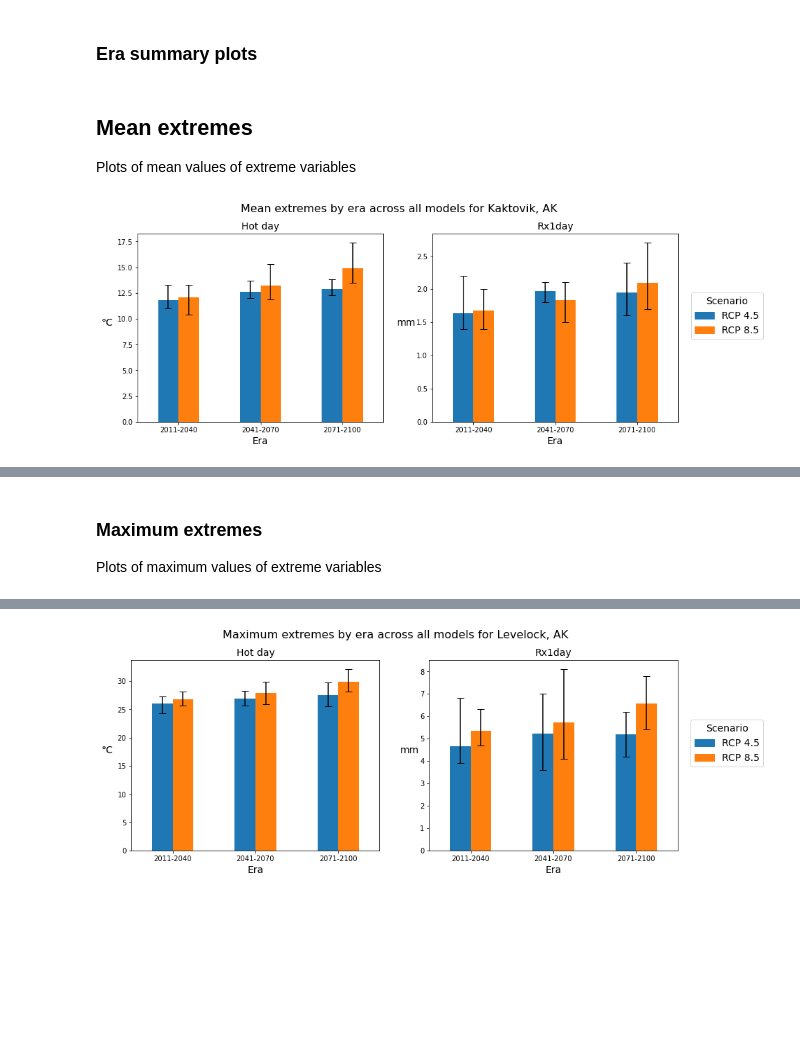
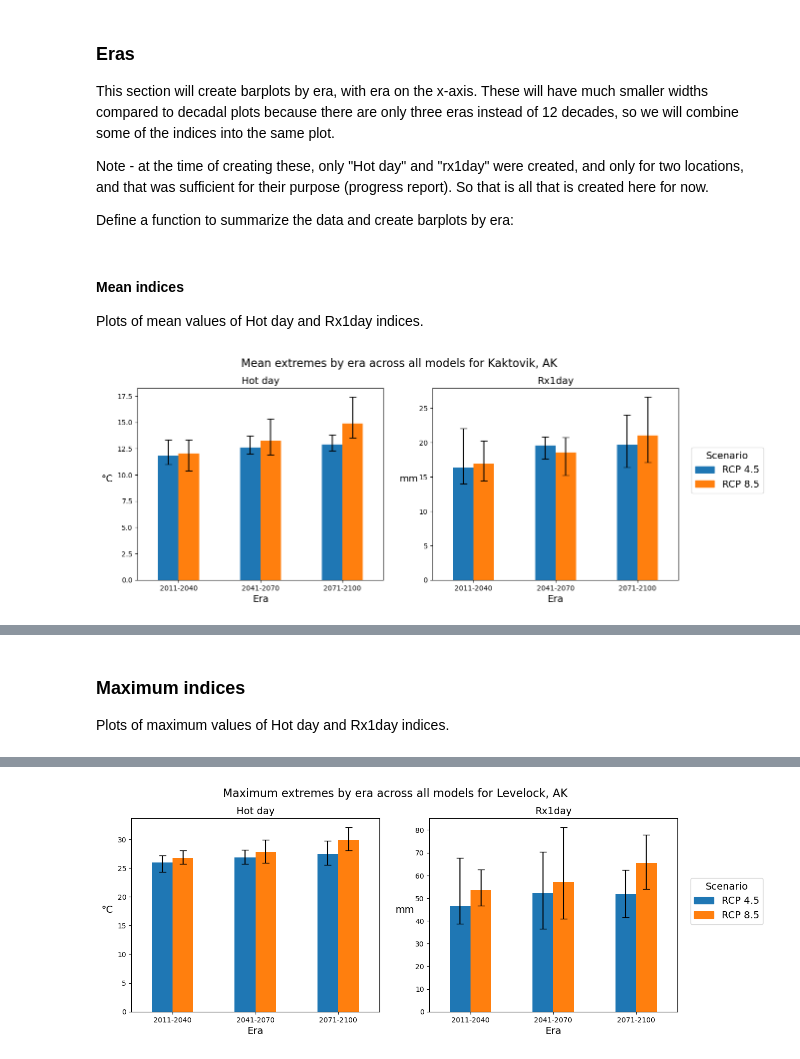
Before and after one commit to ua-snap/tbec-processing, a Jupyter notebook: location_summary_plots.ipynb, the cells around one changed output, grey strips where cells are left out. Drawn from its saved outputs; the diff is of its cells as text; code cells hidden in the pictures; blank space fills up the shorter version.

Commit message:
updates for restructured repo and indices extractions

```diff
--- a/location_summary_plots.ipynb
+++ b/location_summary_plots.ipynb
@@ -22,32 +25,41 @@ import warnings
 warnings.simplefilter(action='ignore', category=RuntimeWarning)
 # for user warning with pyplot.tight_layout plus added axis
 warnings.simplefilter(action='ignore', category=UserWarning)
+# %% [markdown]
+### Eras
+
+This section will create barplots by era, with era on the x-axis. These will have much smaller widths compared to decadal plots because there are only three eras instead of 12 decades, so we will combine some of the indices into the same plot.
+
+Note - at the time of creating these, only "Hot day" and "rx1day" were created, and only for two locations, and that was sufficient for their purpose (progress report). So that is all that is created here for now.
+
+Define a function to summarize the data and create barplots by era:
 # %%
 # not sure of a better way to change legend title size atm
 plt.rcParams["legend.title_fontsize"] = 14
 
-def make_summary_barplot(df, aggr_var, title):
+def make_era_barplot(df, aggr_var, title):
     fig, axes = plt.subplots(1, 2, figsize=(14, 5))
     axes = axes.flatten()
 
     plot_lu = {
         "hd": {"title": "Hot day", "ylab": "°C",},
-        "rx1say": {"title": "Rx1day", "ylab": "mm",},
+        "rx1day": {"title": "Rx1day", "ylab": "mm",},
     }
     colors = ["#1f77b4", "#ff7f0e"]
 
-    for varname, ax in zip(["hd", "rx1say"], axes):
+    for index, ax in zip(["hd", "rx1day"], axes):
         temp_df = (
-            df[df["varname"] == varname]
+            df[df["idx_var"] == index]
+            .query("scenario != 'hist'") # historical scenario not used in these plots
             .groupby(["scenario", "era"])
             .agg({aggr_var: ["min", "mean", "max"]})
         )
         # drop column multiindex
         temp_df = temp_df.droplevel(0, axis=1).reset_index()
-        avg_df = temp_df.pivot("era", "scenario", "mean")
+        avg_df = temp_df.pivot(index="era", columns="scenario", values="mean")
         # error bar limits
-        ll = (avg_df - temp_df.pivot("era", "scenario", "min")).to_numpy().T
-        ul = (temp_df.pivot("era", "scenario", "max") - avg_df).to_numpy().T
+        ll = (avg_df - temp_df.pivot(index="era", columns="scenario", values="min")).to_numpy().T
+        ul = (temp_df.pivot(index="era", columns="scenario", values="max") - avg_df).to_numpy().T
         # holy moly figuring this out was hard-fought. yuck.
         err = np.array([
             [ll[0], ul[0]], #rcp45 limits
@@ -57,40 +69,34 @@ def make_summary_barplot(df, aggr_var, title):
         avg_df.plot(
             kind="bar", rot=0, yerr=err, ax=ax, capsize=5, legend=False, color=colors
         )  # .legend(loc="upper left")
-
-        ax.set_ylabel(plot_lu[varname]["ylab"], size=14, rotation=0, labelpad=15)
+        ax.set_ylabel(plot_lu[index]["ylab"], size=14, rotation=0, labelpad=15)
         ax.set_xlabel("Era", size=14)
-        ax.set_title((f"{plot_lu[varname]['title']}"), size=14)
+        ax.set_title((f"{plot_lu[index]['title']}"), size=14)
 
     leg_ax = fig.add_axes([0.96, 0.2, 0.02, 0.7])
-
     handles = [
         mpatches.Patch(color=colors[0], label="RCP 4.5"),
         mpatches.Patch(color=colors[1], label="RCP 8.5"),
     ]
-
     leg_ax.set_axis_off()
     # Add legend to bottom-right ax
     leg_ax.legend(handles=handles, loc="center", fontsize=14, title="Scenario")
-
     fig.suptitle(title, size=16, y=1)
 
 
 title_str = "{} extremes by era across all models for {}, AK"
 tmp_fn = "{}_extremes_barplot_{}.png"
-# %% [markdown]
-### Era summary plots
 # %% [markdown]
-## Mean extremes
+#### Mean indices
 
-Plots of mean values of extreme variables
+Plots of mean values of Hot day and Rx1day indices.
 # %%
 location = "Kaktovik"
-df = pd.read_excel(extr_era_summary_fp, location)
-make_summary_barplot(df, "mean", title_str.format("Mean", location))
-out_fp = out_dir.joinpath("auxiliary_content", tmp_fn.format("mean", location))
+df = pd.read_excel(idx_era_summary_fp, location)
+make_era_barplot(df, "mean", title_str.format("Mean", location))
+out_fp = aux_dir.joinpath(tmp_fn.format("mean", location))
 plt.savefig(out_fp, bbox_inches='tight', facecolor="white")
 # %% [output]
-[figure, old version]
+[figure, new version]
 # %%
 location = "Levelock"
@@ -101,8 +107,8 @@ plt.savefig(out_fp, bbox_inches='tight', facecolor="white")
 # %% [output]
 [figure]
 # %% [markdown]
-### Maximum extremes
+### Maximum indices
 
-Plots of maximum values of extreme variables
+Plots of maximum values of Hot day and Rx1day indices.
 # %%
 location = "Kaktovik"
@@ -114,11 +120,11 @@ plt.savefig(out_fp, bbox_inches='tight', facecolor="white")
 [figure]
 # %%
 location = "Levelock"
-df = pd.read_excel(extr_era_summary_fp, location)
-make_summary_barplot(df, "max", title_str.format("Maximum", location))
-out_fp = out_dir.joinpath("auxiliary_content", tmp_fn.format("max", location))
+df = pd.read_excel(idx_era_summary_fp, location)
+make_era_barplot(df, "max", title_str.format("Maximum", location))
+out_fp = aux_dir.joinpath(tmp_fn.format("max", location))
 plt.savefig(out_fp, bbox_inches='tight', facecolor="white")
 # %% [output]
-[figure, old version]
+[figure, new version]
 # %% [markdown]
 ### Decadal summary plots
```
Also changed, not shown: parts of 16 cells of this notebook.
